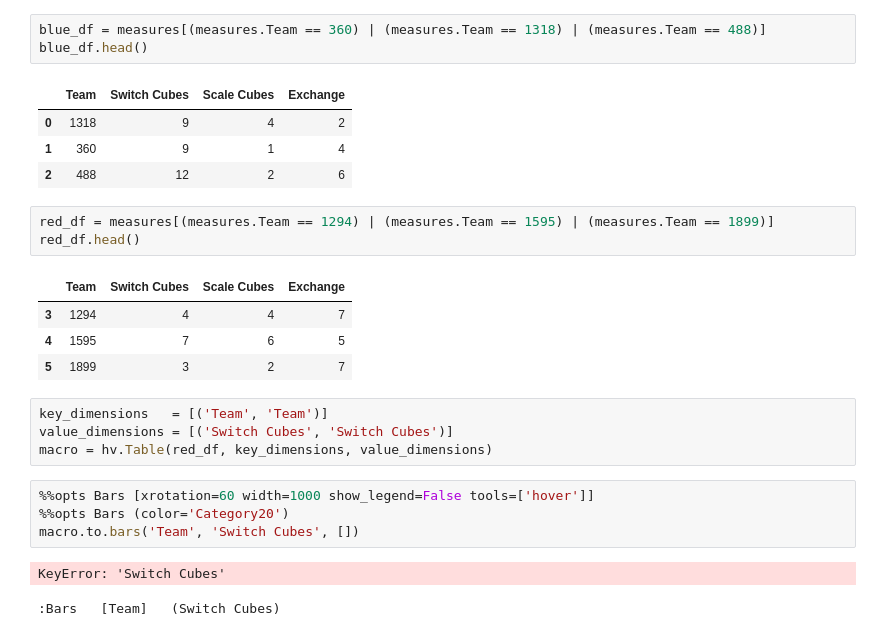
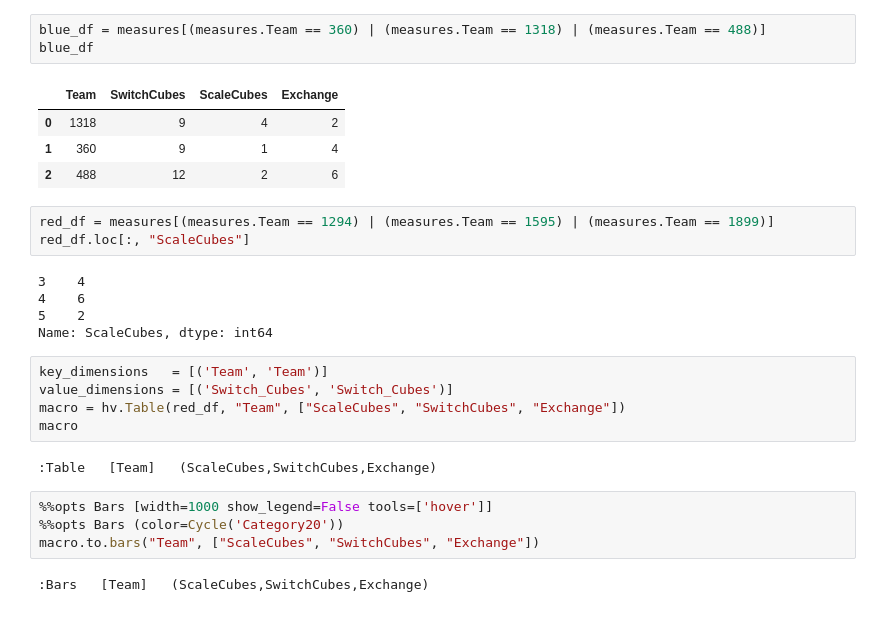
Before and after one commit to irs1318dev/irsScouting2017, a Jupyter notebook: jupyter/Untitled.ipynb, the cells around one changed output. Saved outputs shown, nothing was run; the diff lists cells and outputs as text.

```diff
--- a/jupyter/Untitled.ipynb
+++ b/jupyter/Untitled.ipynb
@@ -53,28 +56,30 @@ measures
 | 19 | 3786 | 6 | 2 | 4 |
 # %%
 blue_df = measures[(measures.Team == 360) | (measures.Team == 1318) | (measures.Team == 488)]
-blue_df.head()
+blue_df
 # %% [output]
-|  | Team | Switch Cubes | Scale Cubes | Exchange |
+|  | Team | SwitchCubes | ScaleCubes | Exchange |
 | 0 | 1318 | 9 | 4 | 2 |
 | 1 | 360 | 9 | 1 | 4 |
 | 2 | 488 | 12 | 2 | 6 |
 # %%
 red_df = measures[(measures.Team == 1294) | (measures.Team == 1595) | (measures.Team == 1899)]
-red_df.head()
+red_df.loc[:, "ScaleCubes"]
 # %% [output]
-|  | Team | Switch Cubes | Scale Cubes | Exchange |
-| 3 | 1294 | 4 | 4 | 7 |
-| 4 | 1595 | 7 | 6 | 5 |
-| 5 | 1899 | 3 | 2 | 7 |
+3    4
+4    6
+5    2
+Name: ScaleCubes, dtype: int64
 # %%
 key_dimensions   = [('Team', 'Team')]
-value_dimensions = [('Switch Cubes', 'Switch Cubes')]
-macro = hv.Table(red_df, key_dimensions, value_dimensions)
+value_dimensions = [('Switch_Cubes', 'Switch_Cubes')]
+macro = hv.Table(red_df, "Team", ["ScaleCubes", "SwitchCubes", "Exchange"])
+macro
+# %% [output]
+:Table   [Team]   (ScaleCubes,SwitchCubes,Exchange)
 # %%
-%%opts Bars [xrotation=60 width=1000 show_legend=False tools=['hover']]
-%%opts Bars (color='Category20')
-macro.to.bars('Team', 'Switch Cubes', [])
+%%opts Bars [width=1000 show_legend=False tools=['hover']]
+%%opts Bars (color=Cycle('Category20'))
+macro.to.bars("Team", ["ScaleCubes", "SwitchCubes", "Exchange"])
 # %% [output]
-KeyError: 'Switch Cubes'
+:Bars   [Team]   (ScaleCubes,SwitchCubes,Exchange)
-:Bars   [Team]   (Switch Cubes)
```
Also changed, not shown: parts of 5 cells of this notebook, 3 other files.
